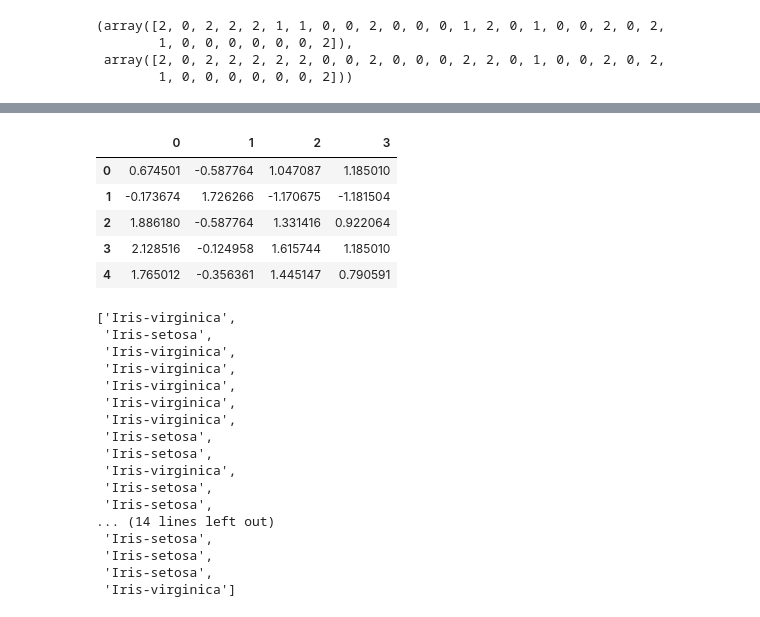
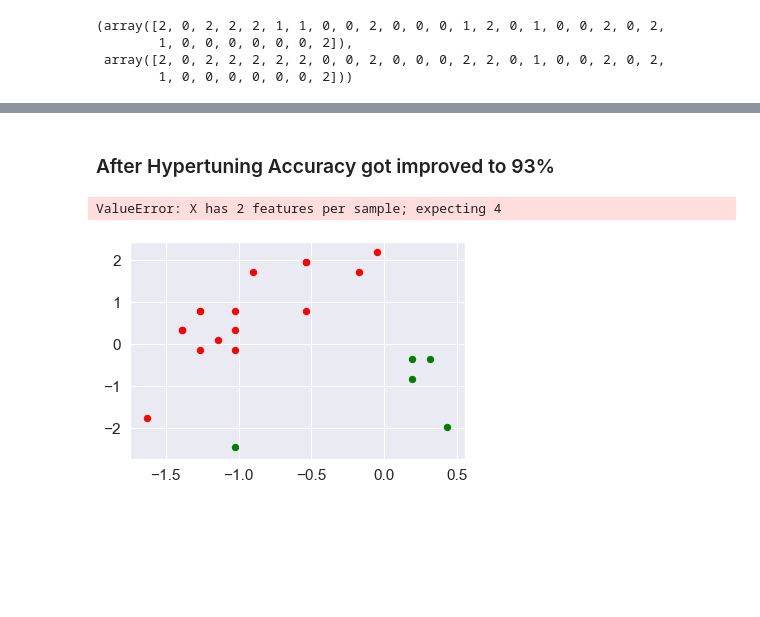
Before and after one commit to AMENNITA/tutorials, a Jupyter notebook: data_science/ML/Iris/Iris_Analysis.ipynb, the cells around one changed output, grey strips where cells are left out. Cells and saved outputs as stored; diff of their text form; code cells hidden in the pictures; blank space fills up the shorter version.

```diff
--- a/data_science/ML/Iris/Iris_Analysis.ipynb
+++ b/data_science/ML/Iris/Iris_Analysis.ipynb
@@ -224,33 +258,49 @@ weighted avg       0.93      0.90      0.89        30
 [figure]
-# %%
-df_new = pd.DataFrame(X_test)
-df_new.head()
-# %% [output]
-|  | 0 | 1 | 2 | 3 |
-| 0 | 0.674501 | -0.587764 | 1.047087 | 1.185010 |
-| 1 | -0.173674 | 1.726266 | -1.170675 | -1.181504 |
-| 2 | 1.886180 | -0.587764 | 1.331416 | 0.922064 |
-| 3 | 2.128516 | -0.124958 | 1.615744 | 1.185010 |
-| 4 | 1.765012 | -0.356361 | 1.445147 | 0.790591 |
-# %%
-# df_new['target']
-# df['target_predicted'] = [le.classes_[i] for i in y_hat]
-[le.classes_[i] for i in y_hat]
-# %% [output]
-['Iris-virginica',
- 'Iris-setosa',
- 'Iris-virginica',
- 'Iris-virginica',
- 'Iris-virginica',
- 'Iris-virginica',
- 'Iris-virginica',
- 'Iris-setosa',
- 'Iris-setosa',
- 'Iris-virginica',
- 'Iris-setosa',
- 'Iris-setosa',
-... (14 lines left out)
- 'Iris-setosa',
- 'Iris-setosa',
- 'Iris-setosa',
- 'Iris-virginica']
+# %% [markdown]
+### After Hypertuning Accuracy got improved to 93%
+# %%
+def plot_2d_separator(classifier, X, fill=False, ax=None, eps=None):
+    if eps is None:
+        eps = X.std() / 2.
+    x_min, x_max = X[:, 0].min() - eps, X[:, 0].max() + eps
+    y_min, y_max = X[:, 1].min() - eps, X[:, 1].max() + eps
+    xx = np.linspace(x_min, x_max, 100)
+    yy = np.linspace(y_min, y_max, 100)
+
+    X1, X2 = np.meshgrid(xx, yy)
+    X_grid = np.c_[X1.ravel(), X2.ravel()]
+    try:
+        decision_values = classifier.decision_function(X_grid)
+        levels = [0]
+        fill_levels = [decision_values.min(), 0, decision_values.max()]
+    except AttributeError:
+        # no decision_function
+        decision_values = classifier.predict_proba(X_grid)[:, 1]
+        levels = [.5]
+        fill_levels = [0, .5, 1]
+
+    if ax is None:
+        ax = plt.gca()
+    if fill:
+        ax.contourf(X1, X2, decision_values.reshape(X1.shape),
+                    levels=fill_levels, colors=['blue', 'red'])
+    else:
+        ax.contour(X1, X2, decision_values.reshape(X1.shape), levels=levels,
+                   colors="black")
+    ax.set_xlim(x_min, x_max)
+    ax.set_ylim(y_min, y_max)
+    ax.set_xticks(())
+    ax.set_yticks(())
+# %%
+plt.scatter(X_test[y_test == 0, 0], X_test[y_test == 0, 1],
+        c='red', s=40, label='0')
+plt.scatter(X_test[y_test == 1, 0], X_test[y_test == 1, 1],
+        c='green', s=40, label='1')
+plot_2d_separator(LR, X_test) # plot the boundary
+plt.xlabel('first feature')
+plt.ylabel('second feature')
+plt.legend()
+plt.show()
+# %% [output]
+ValueError: X has 2 features per sample; expecting 4
+[figure, added]
```
Also changed, not shown: parts of 20 cells of this notebook, 49 other files.
